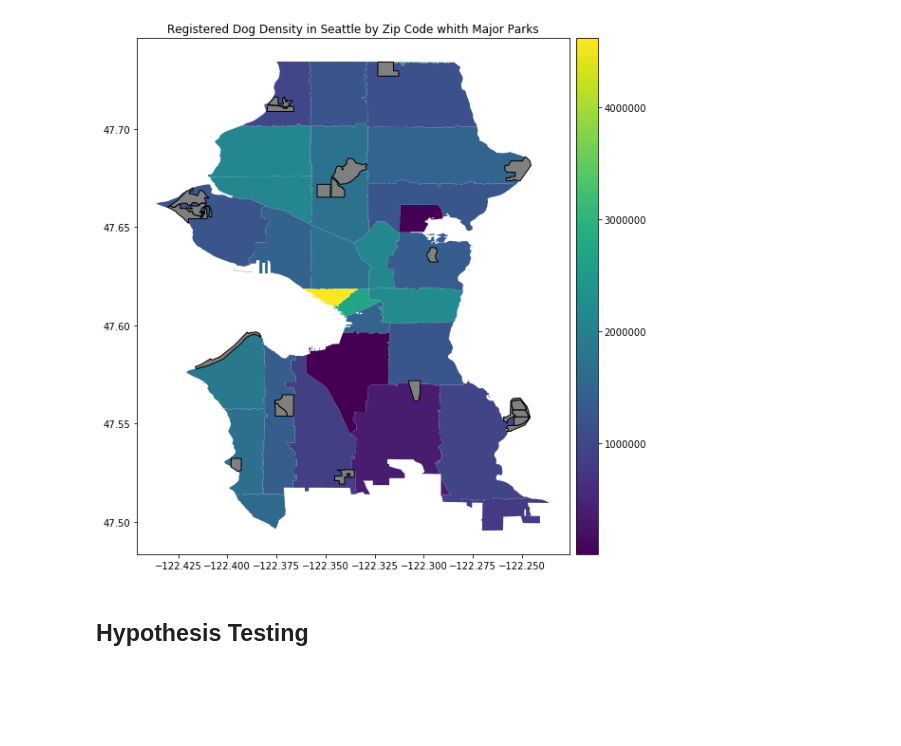
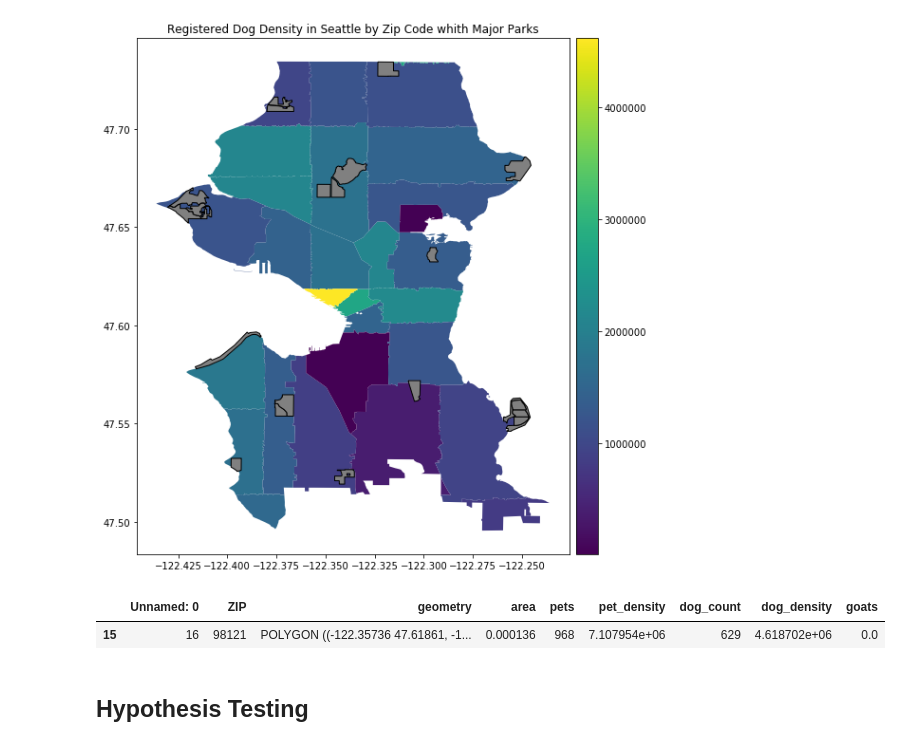
Before and after one commit to allisoncstafford/seattle_pets_blog2, a Jupyter notebook: park_zip_codes.ipynb, the cells around one changed output. Drawn from its saved outputs; the diff is of its cells as text; code cells hidden in the pictures; blank space fills up the shorter version.

```diff
--- a/park_zip_codes.ipynb
+++ b/park_zip_codes.ipynb
@@ -196,5 +196,10 @@ plt.savefig('images/goat_map.png');
 # %% [output]
 [figure]
+# %%
+pets_zips_gdf.loc[pets_zips_gdf['dog_density']==pets_zips_gdf['dog_density'].max()]
+# %% [output]
+|  | Unnamed: 0 | ZIP | geometry | area | pets | pet_density | dog_count | dog_density | goats |
+| 15 | 16 | 98121 | POLYGON ((-122.35736 47.61861, -1... | 0.000136 | 968 | 7.107954e+06 | 629 | 4.618702e+06 | 0.0 |
 # %% [markdown]
 ## Hypothesis Testing
 # %% [markdown]
```
Also changed, not shown: parts of 6 cells of this notebook, 3 other files.
